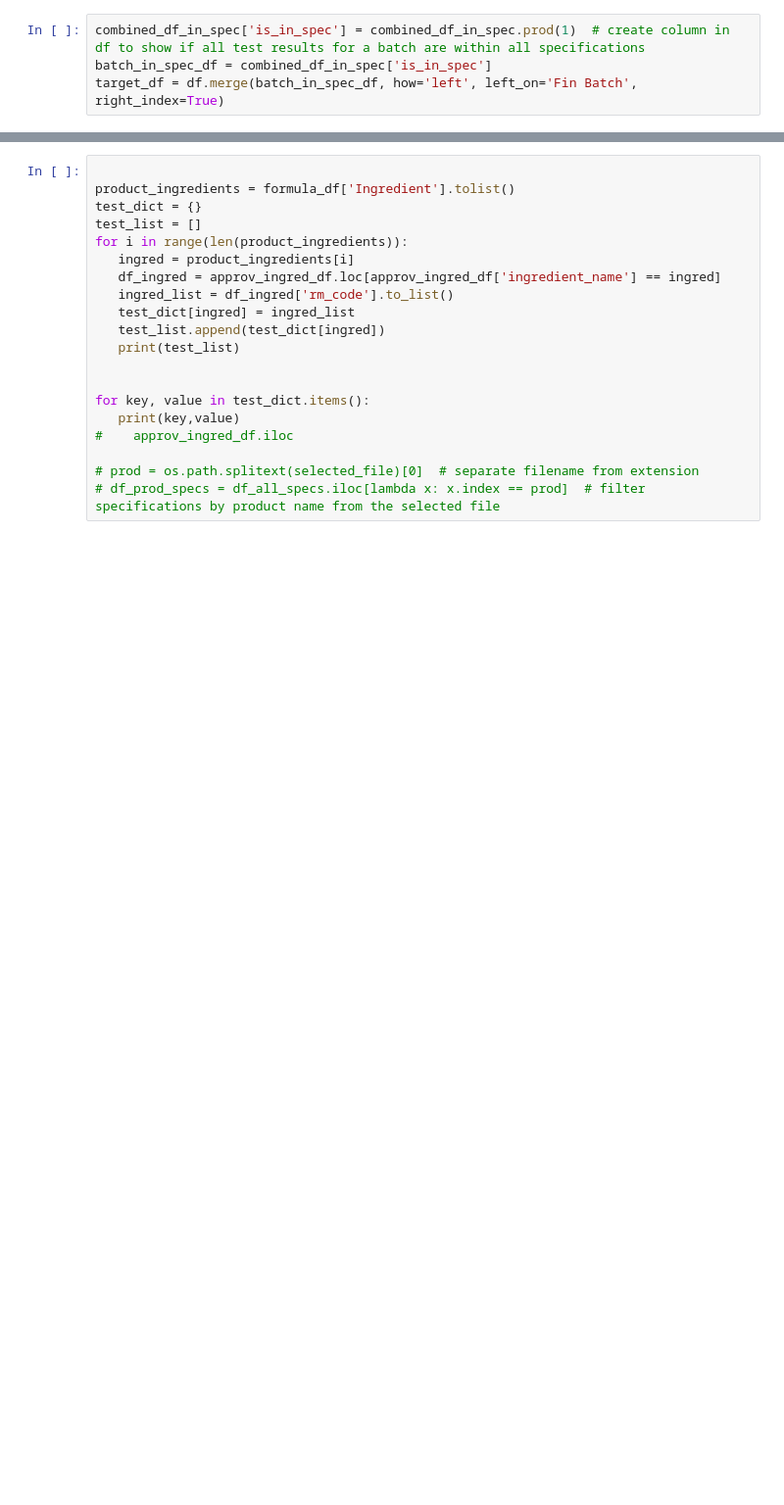
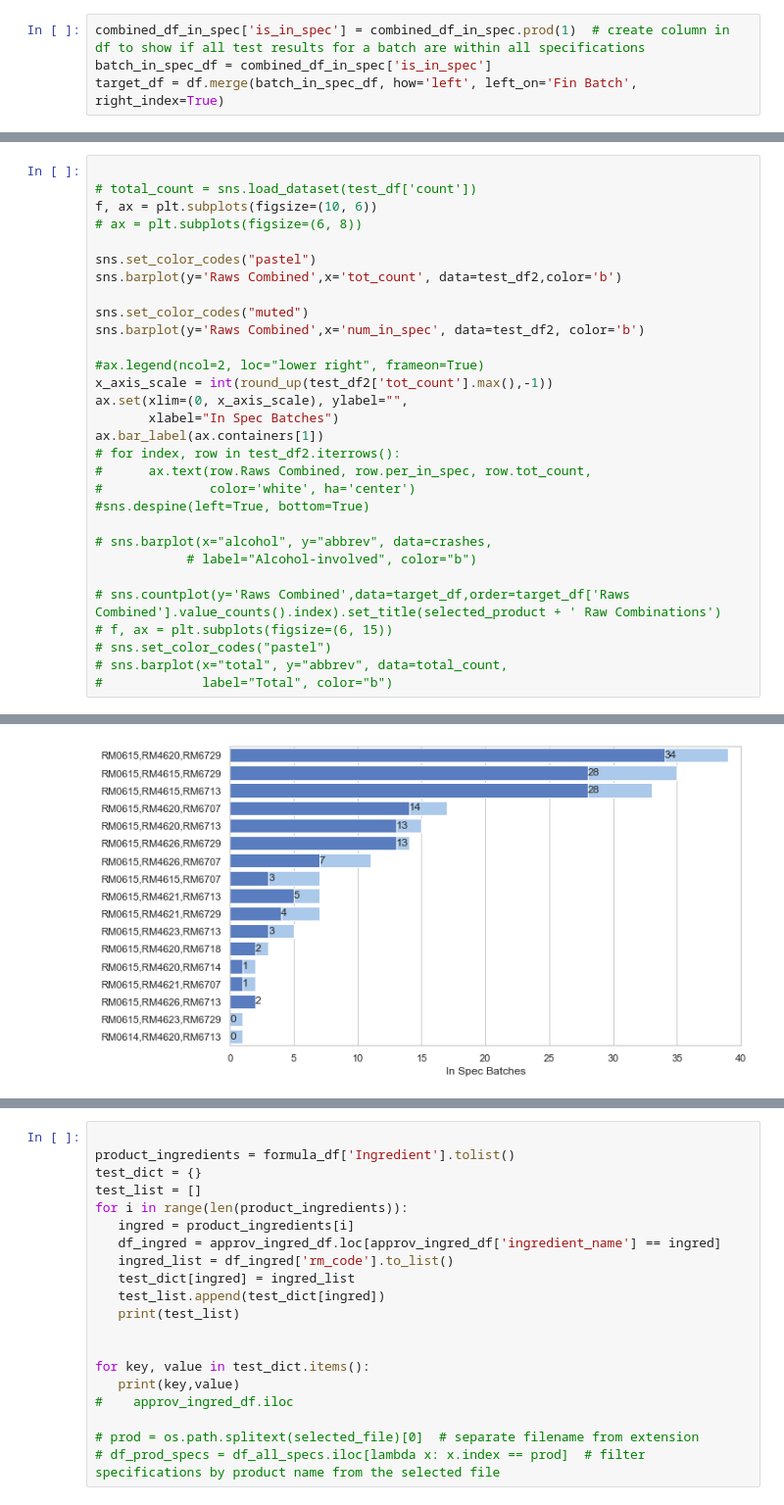
Before and after one commit to ryan-menning/rm-evaluation, a Jupyter notebook: scratch_pad.ipynb, the cells around one changed output, grey strips where cells are left out. Shown at 98% size. Drawn from its saved outputs; the diff is of its cells as text; blank space fills up the shorter version.

```diff
--- a/scratch_pad.ipynb
+++ b/scratch_pad.ipynb
@@ -284,0 +494,31 @@ target_df = df.merge(batch_in_spec_df, how='left', left_on='Fin Batch', right_in
+# %%
+
+# total_count = sns.load_dataset(test_df['count'])
+f, ax = plt.subplots(figsize=(10, 6))
+# ax = plt.subplots(figsize=(6, 8))
+
+sns.set_color_codes("pastel")
+sns.barplot(y='Raws Combined',x='tot_count', data=test_df2,color='b')
+
+sns.set_color_codes("muted")
+sns.barplot(y='Raws Combined',x='num_in_spec', data=test_df2, color='b')
+
+#ax.legend(ncol=2, loc="lower right", frameon=True)
+x_axis_scale = int(round_up(test_df2['tot_count'].max(),-1))
+ax.set(xlim=(0, x_axis_scale), ylabel="",
+       xlabel="In Spec Batches")
+ax.bar_label(ax.containers[1])
+# for index, row in test_df2.iterrows():
+#      ax.text(row.Raws Combined, row.per_in_spec, row.tot_count,
+#              color='white', ha='center')
+#sns.despine(left=True, bottom=True)
+
+# sns.barplot(x="alcohol", y="abbrev", data=crashes,
+            # label="Alcohol-involved", color="b")
+
+# sns.countplot(y='Raws Combined',data=target_df,order=target_df['Raws Combined'].value_counts().index).set_title(selected_product + ' Raw Combinations')
+# f, ax = plt.subplots(figsize=(6, 15))
+# sns.set_color_codes("pastel")
+# sns.barplot(x="total", y="abbrev", data=total_count,
+#             label="Total", color="b")
+# %% [output]
@@ -284,0 +542 @@ target_df = df.merge(batch_in_spec_df, how='left', left_on='Fin Batch', right_in
+[figure, added]
```
Also changed, not shown: parts of 34 cells of this notebook, 4 other files.
